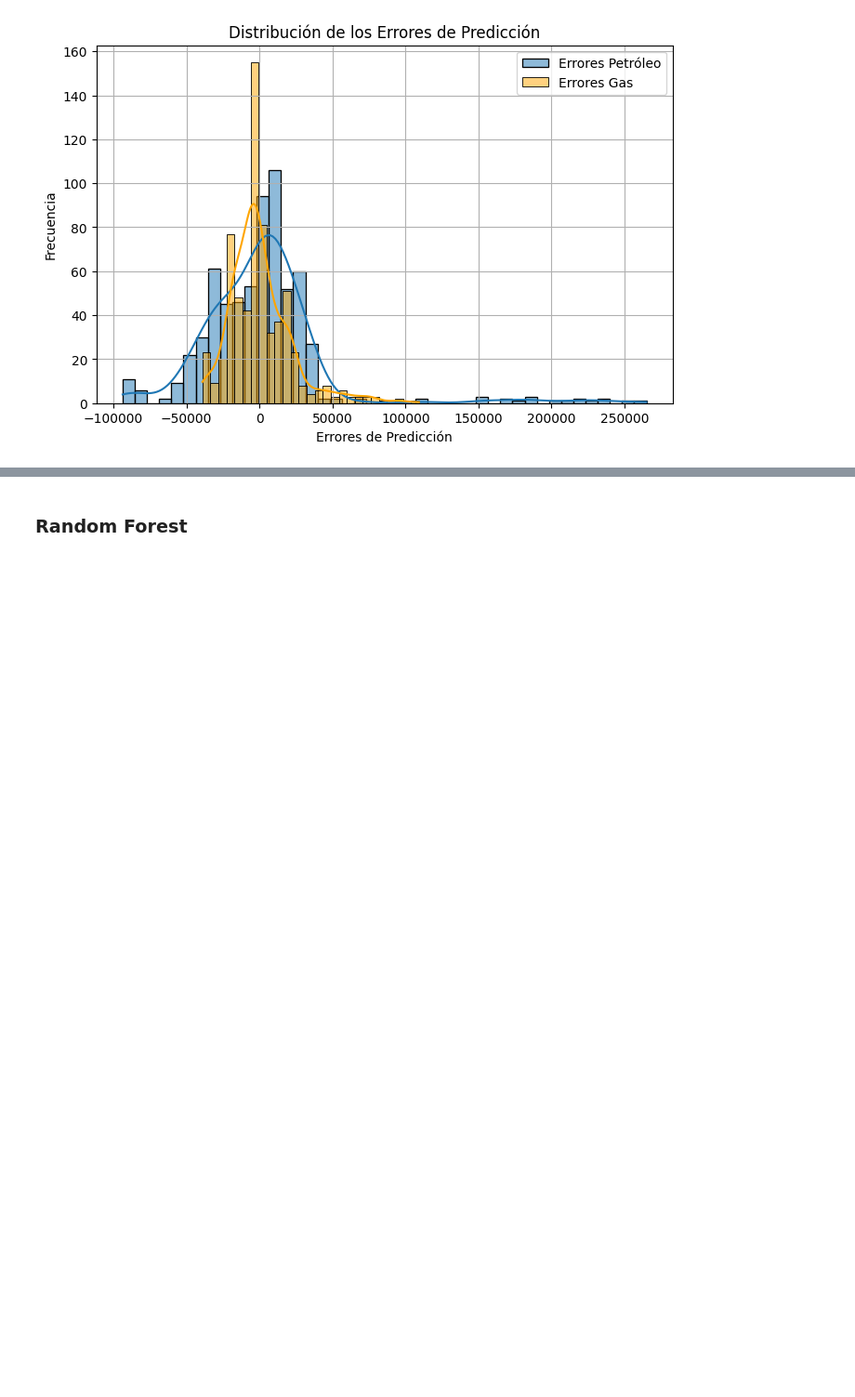
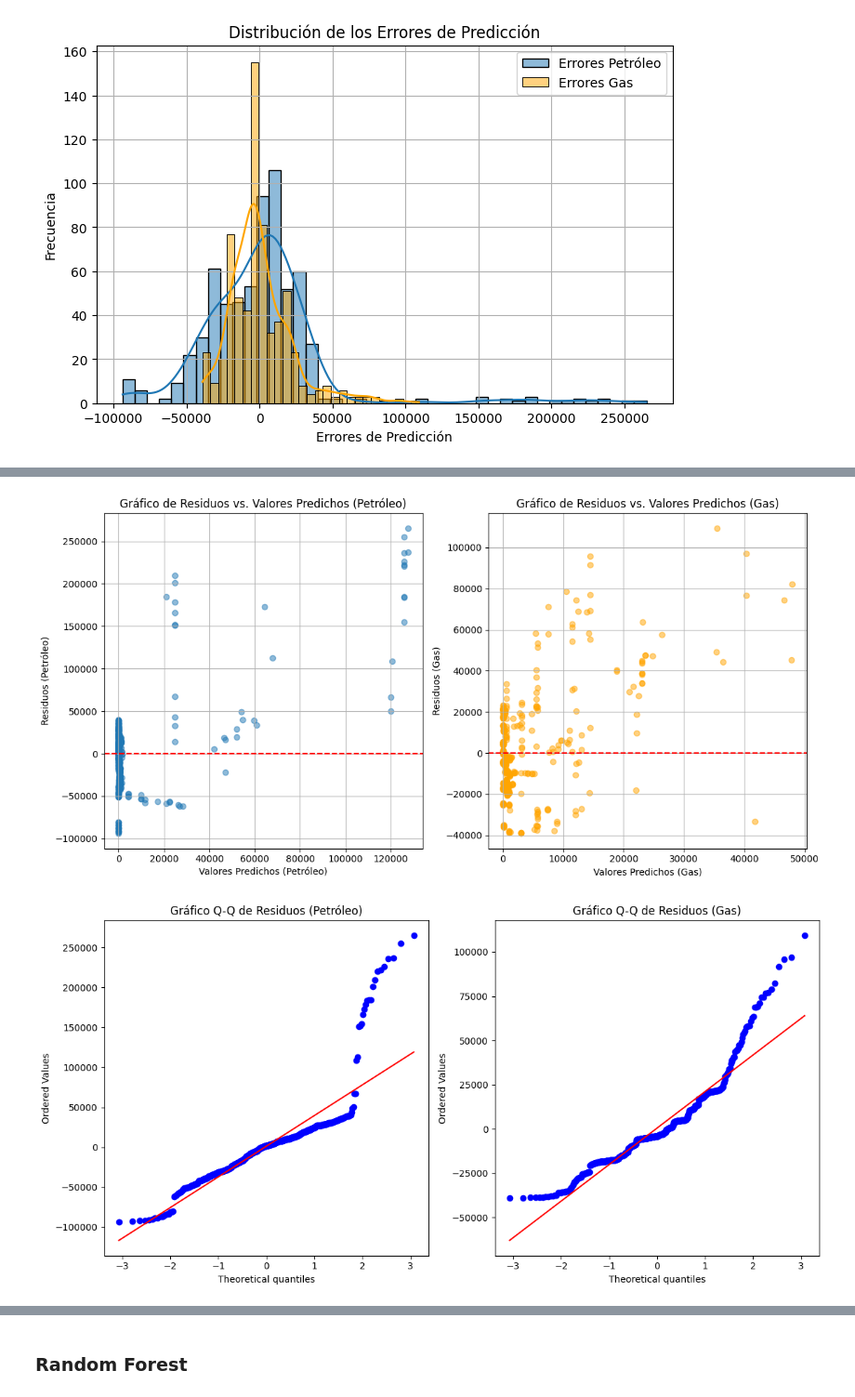
Before and after one commit to antonellafontanetto/Pre-Entrega-3, a Jupyter notebook: Proyecto4x4YPF_datos_agrupadossinfiltro.ipynb, the cells around one changed output, grey strips where cells are left out. Shown at 93% size. Drawn from its saved outputs; the diff is of its cells as text; code cells hidden in the pictures; blank space fills up the shorter version.

```diff
--- a/Proyecto4x4YPF_datos_agrupadossinfiltro.ipynb
+++ b/Proyecto4x4YPF_datos_agrupadossinfiltro.ipynb
@@ -483,0 +523,46 @@ plt.show()
+# %%
+# prompt: generar un gráfico de residuos
+
+import matplotlib.pyplot as plt
+# Generar gráfico de residuos vs. valores predichos
+plt.figure(figsize=(12, 6))
+
+# Gráfico de residuos para Produccion de Petroleo
+plt.subplot(1, 2, 1)
+plt.scatter(y_pred[:, 0], residuals[:, 0], alpha=0.5)
+plt.axhline(y=0, color='red', linestyle='--')
+plt.xlabel('Valores Predichos (Petróleo)')
+plt.ylabel('Residuos (Petróleo)')
+plt.title('Gráfico de Residuos vs. Valores Predichos (Petróleo)')
+plt.grid(True)
+
+# Gráfico de residuos para Produccion de Gas
+plt.subplot(1, 2, 2)
+plt.scatter(y_pred[:, 1], residuals[:, 1], alpha=0.5, color='orange')
+plt.axhline(y=0, color='red', linestyle='--')
+plt.xlabel('Valores Predichos (Gas)')
+plt.ylabel('Residuos (Gas)')
+plt.title('Gráfico de Residuos vs. Valores Predichos (Gas)')
+plt.grid(True)
+
+plt.tight_layout()
+plt.show()
+
+# Gráfico Q-Q para verificar la normalidad de los residuos
+plt.figure(figsize=(12, 6))
+
+# Gráfico Q-Q para residuos de Petróleo
+plt.subplot(1, 2, 1)
+stats.probplot(residuals[:, 0], dist="norm", plot=plt)
+plt.title('Gráfico Q-Q de Residuos (Petróleo)')
+
+# Gráfico Q-Q para residuos de Gas
+plt.subplot(1, 2, 2)
+stats.probplot(residuals[:, 1], dist="norm", plot=plt)
+plt.title('Gráfico Q-Q de Residuos (Gas)')
+
+plt.tight_layout()
+plt.show()
+# %% [output]
+[figure, added]
+[figure, added]
```
Also changed, not shown: parts of 13 cells of this notebook.
